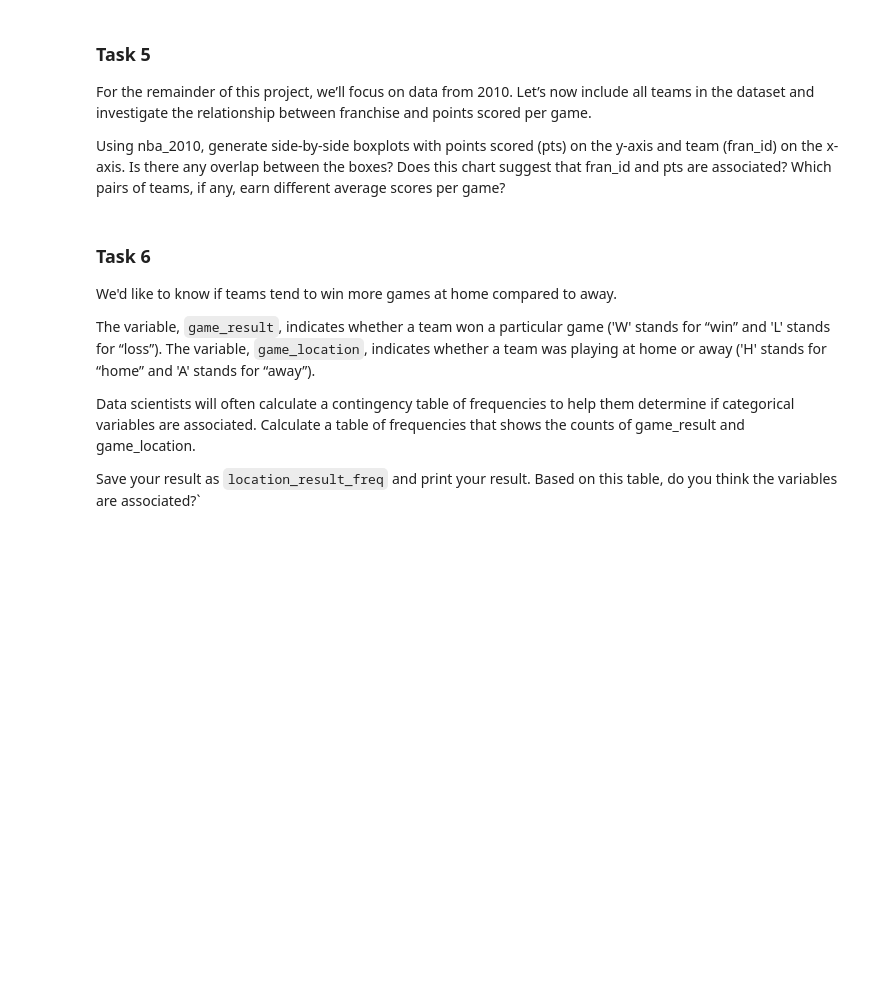
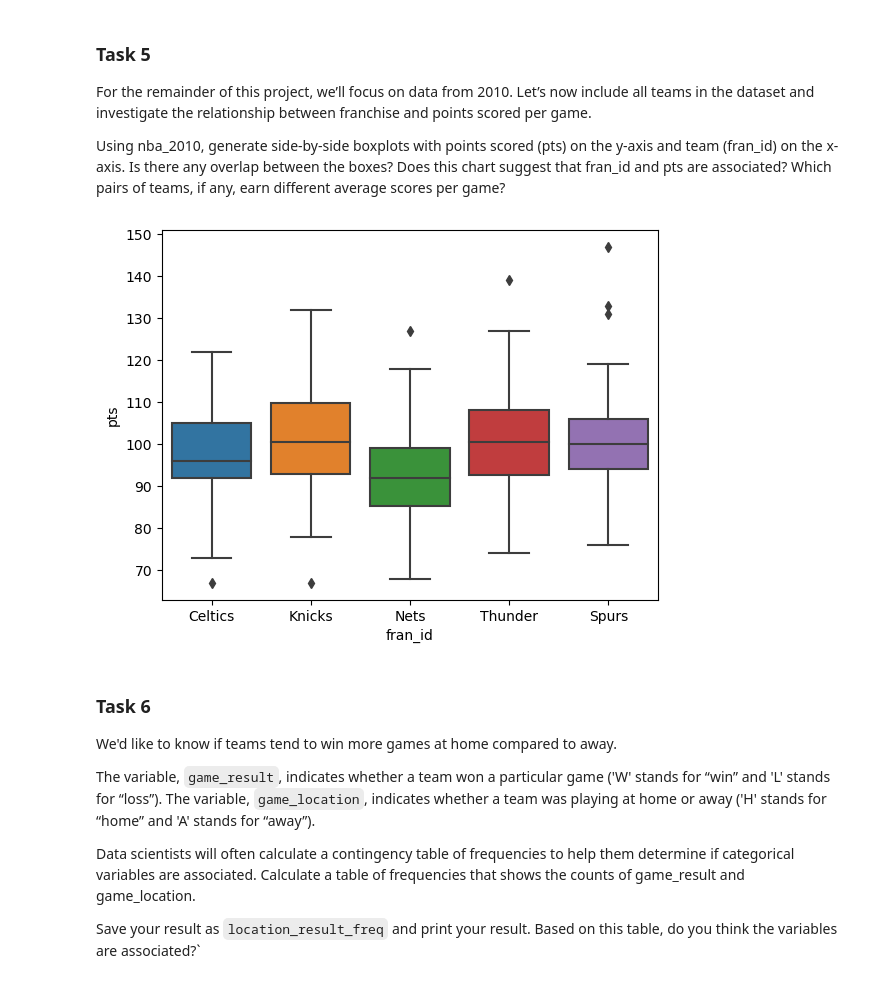
Before and after one commit to weilian97/NBA-Trends, a Jupyter notebook: Codecademy_NBA_Trends_Project.ipynb, the cells around one changed output. Drawn from its saved outputs; the diff is of its cells as text; code cells hidden in the pictures; blank space fills up the shorter version.

```diff
--- a/Codecademy_NBA_Trends_Project.ipynb
+++ b/Codecademy_NBA_Trends_Project.ipynb
@@ -69,6 +84,11 @@ Now, let’s compare the 2010 games to 2014. Replicate the steps from Tasks 2 an
 For the remainder of this project, we’ll focus on data from 2010. Let’s now include all teams in the dataset and investigate the relationship between franchise and points scored per game.
 
 Using nba_2010, generate side-by-side boxplots with points scored (pts) on the y-axis and team (fran_id) on the x-axis. Is there any overlap between the boxes? Does this chart suggest that fran_id and pts are associated? Which pairs of teams, if any, earn different average scores per game?
+# %%
+sns.boxplot(data = nba_2010, x = 'fran_id', y = 'pts')
+plt.show()
+# %% [output]
+[figure, added]
 # %% [markdown]
 ### Task 6
 We'd like to know if teams tend to win more games at home compared to away.
```
Also changed, not shown: parts of 3 cells of this notebook.
